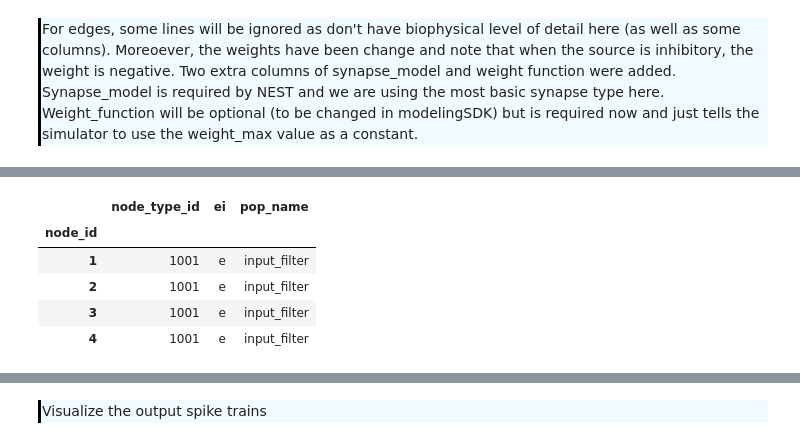
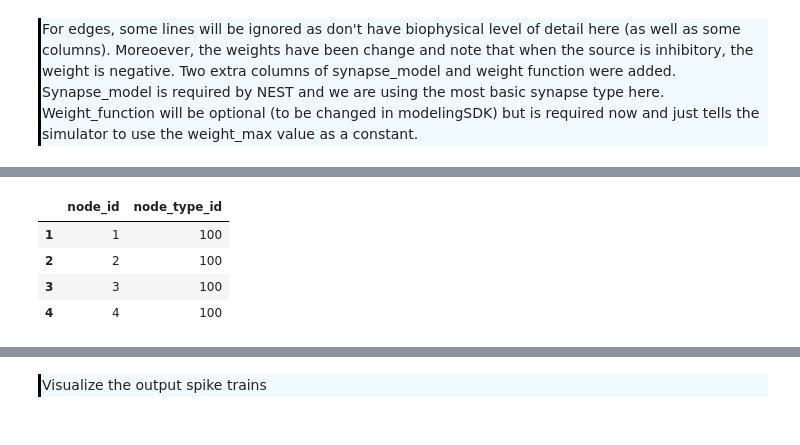
Before and after one commit to AllenInstitute/CNS_2018_Tutorial, a Jupyter notebook: bmtk/pointnet_notebook/pointnet_modeling_example.ipynb, the cells around one changed output, grey strips where cells are left out. Cells and saved outputs as stored; diff of their text form; code cells hidden in the pictures.

```diff
--- a/bmtk/pointnet_notebook/pointnet_modeling_example.ipynb
+++ b/bmtk/pointnet_notebook/pointnet_modeling_example.ipynb
@@ -149,14 +146,14 @@ input_edges_file        = directory_name + 'input_edges.h5'
 # %%
 # Print the first 5 external nodes
-input_nodes_DF = pd.DataFrame.from_csv(input_nodes_file, sep = ' ')
+input_nodes_DF = nodes_table('network/source_input/nodes.h5', 'inputNetwork')
+# input_nodes_DF = pd.DataFrame.from_csv(input_nodes_file, sep = ' ')
 input_nodes_DF[1:5]
 # %% [output]
-|  | node_type_id | ei | pop_name |
-| node_id |  |  |  |
-| 1 | 1001 | e | input_filter |
-| 2 | 1001 | e | input_filter |
-| 3 | 1001 | e | input_filter |
-| 4 | 1001 | e | input_filter |
+|  | node_id | node_type_id |
+| 1 | 1 | 100 |
+| 2 | 2 | 100 |
+| 3 | 3 | 100 |
+| 4 | 4 | 100 |
 # %%
 # Print the external node types
 input_node_types_DF = pd.DataFrame.from_csv(input_models_file, sep = ' ')
```
Also changed, not shown: parts of 11 cells of this notebook, 12 other files.
